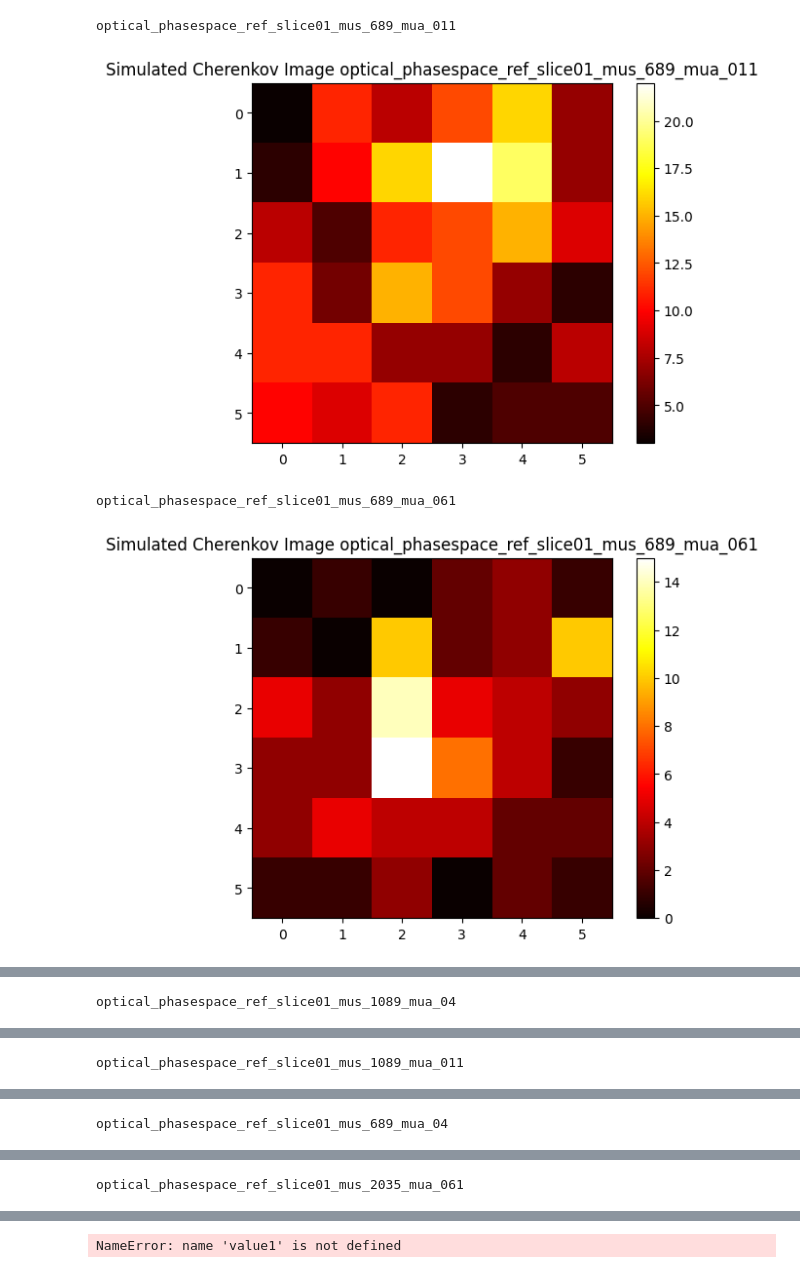
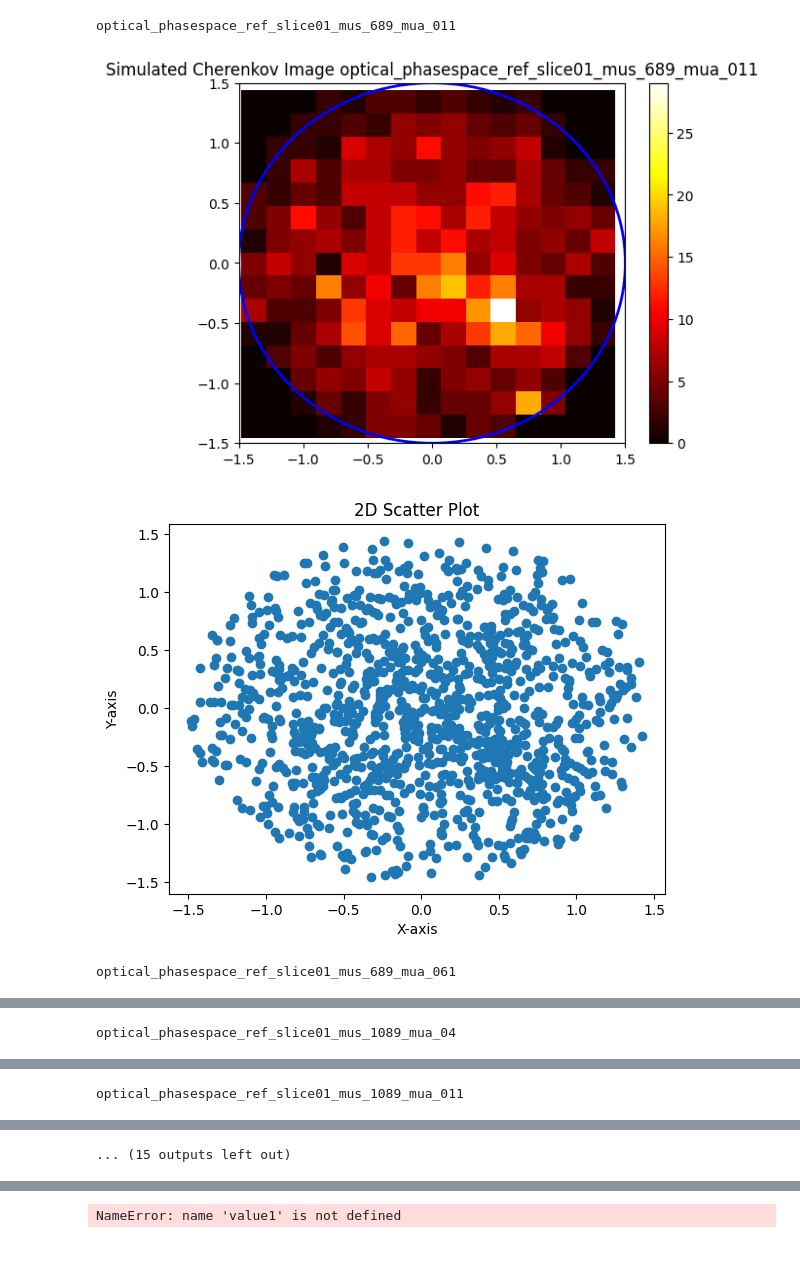
Before and after one commit to brookbyrd/CherenkovTOPAS, a Jupyter notebook: OpticalPhantomExperiment/Python/CherenkovCam.ipynb, the cells around one changed output, grey strips where cells are left out. Drawn from its saved outputs; the diff is of its cells as text; code cells hidden in the pictures.

```diff
--- a/OpticalPhantomExperiment/Python/CherenkovCam.ipynb
+++ b/OpticalPhantomExperiment/Python/CherenkovCam.ipynb
@@ -82,38 +82,65 @@ for filename in filenames:
     wavelengths = 10**9 * np.array([Mev_to_wavelength(energy) for energy in energies])
 
     # Filter energies and positions based on wavelengths between 550 and 800 nm
-    filtered_indices = np.where((wavelengths >= 700) & (wavelengths <= 900))[0]
+    filtered_indices = np.where((wavelengths >= 0) & (wavelengths <= 1000))[0]
     filtered_energies = []
     filtered_positions = []
 
     for f in filtered_indices.tolist():
         filtered_energies.append(energies[f])
         filtered_positions.append(positions[f])
 
     # Calculate the histogram for filtered positions
-    bins = 6
+    bins = 15
     filtered_histogram, xedges, yedges = np.histogram2d(
         [row[0] for row in filtered_positions],  # x positions
         [row[1] for row in filtered_positions],  # y positions
         bins=[bins, bins]  # specifying the bin size for both dimensions
     )
 
     # Plot and save the image (uncomment if you want to display images)
-    plt.imshow(filtered_histogram, cmap='hot')
+    # Plot the histogram
+    plt.hist2d(
+        [row[0] for row in filtered_positions],  # x positions
+        [row[1] for row in filtered_positions],  # y positions
+        bins=[bins, bins],  # specifying the bin size for both dimensions
+        cmap='hot'
+    )
     plt.colorbar()
     plt.title("Simulated Cherenkov Image " + phantomname)
+
+    # Draw a circle
+    circle = plt.Circle((0, 0), 1.5, color='blue', fill=False, linewidth=2)
+    plt.gca().add_artist(circle)
+
+    # Set x and y axis limits
+    plt.xlim(-1.5, 1.5)
+    plt.ylim(-1.5, 1.5)
+
     plt.show()
 
     # Uncomment the following lines if you want to save the images
     # Convert the numpy array to a PIL image
     image = Image.fromarray(np.uint16(filtered_histogram))
 
     # Save the image
     output_path = os.path.join("/Applications/topas/OpticalPhantomExperiment/OutputCherenkovImages/",
                                'Cherenkov_image' + phantomname + '.tif')
     image.save(output_path)
+
+    # Create a figure and axis
+    plt.figure()
+    plt.scatter( [row[0] for row in filtered_positions], [row[1] for row in filtered_positions])
+
+    # Add labels and title
+    plt.xlabel('X-axis')
+    plt.ylabel('Y-axis')
+    plt.title('2D Scatter Plot')
+
+    # Display the plot
+    plt.show()
 # %% [output]
 optical_phasespace_ref_slice01_mus_689_mua_011
-[figure, old version]
+[figure, new version]
+[figure, new version]
 optical_phasespace_ref_slice01_mus_689_mua_061
-[figure, old version]
@@ -124 +155 @@ optical_phasespace_ref_slice01_mus_1089_mua_011
-optical_phasespace_ref_slice01_mus_689_mua_04
+... (15 outputs left out)
@@ -126 +155,0 @@ optical_phasespace_ref_slice01_mus_689_mua_04
-optical_phasespace_ref_slice01_mus_2035_mua_061
```
Also changed, not shown: parts of 3 cells of this notebook, 54 other files.
